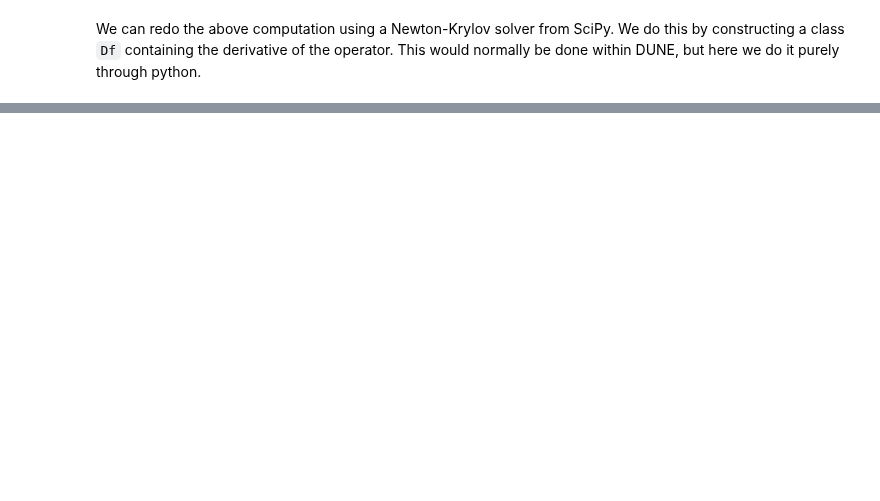
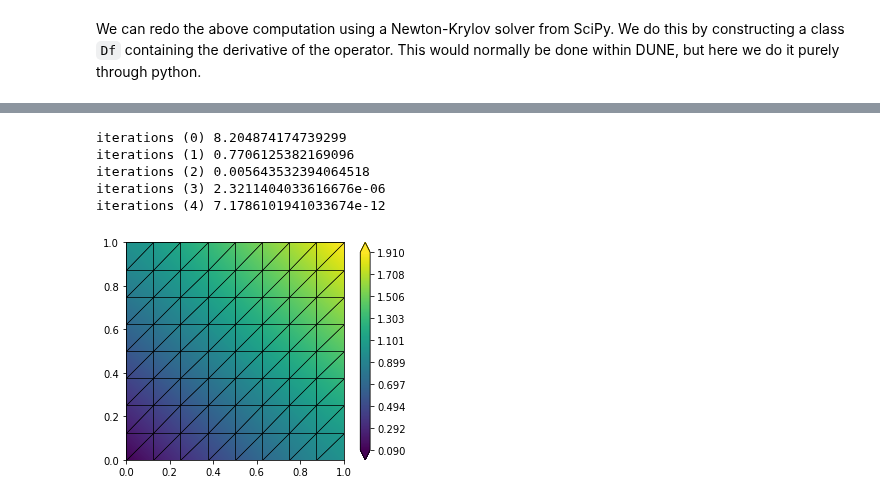
Before and after one commit to adedner/dune-fempy, a Jupyter notebook: laplace-la.ipynb, the cells around one changed output, grey strips where cells are left out. Drawn from its saved outputs; the diff is of its cells as text; code cells hidden in the pictures; blank space fills up the shorter version.

```diff
--- a/laplace-la.ipynb
+++ b/laplace-la.ipynb
@@ -118,0 +150,36 @@ plot(uh)
+# %%
+if petsc4py:
+    uh.clear()
+    res = uh.copy()
+
+    sol_coeff = uh.as_petsc
+    res_coeff = res.as_petsc
+
+    ksp = PETSc.KSP()
+    ksp.create(PETSc.COMM_WORLD)
+    # use conjugate gradients method
+    ksp.setType("cg")
+    # and incomplete Cholesky
+    ksp.getPC().setType("icc")
+
+    n = 0
+    while True:
+        scheme(uh, res)
+        absF = math.sqrt( res_coeff.dot(res_coeff) )
+        print("iterations ("+str(n)+")",absF)
+        if absF < 1e-10:
+            break
+        matrix = scheme.assemble(uh)
+        ksp.setOperators(matrix)
+        ksp.setFromOptions()
+        ksp.solve(res_coeff, res_coeff)
+        sol_coeff -= res_coeff
+        n += 1
+    plot(uh)
+# %% [output]
+iterations (0) 8.204874174739299
+iterations (1) 0.7706125382169096
+iterations (2) 0.005643532394064518
+iterations (3) 2.3211404033616676e-06
+iterations (4) 7.1786101941033674e-12
+[figure, added]
```
Also changed, not shown: parts of 8 cells of this notebook, 1 other file.
